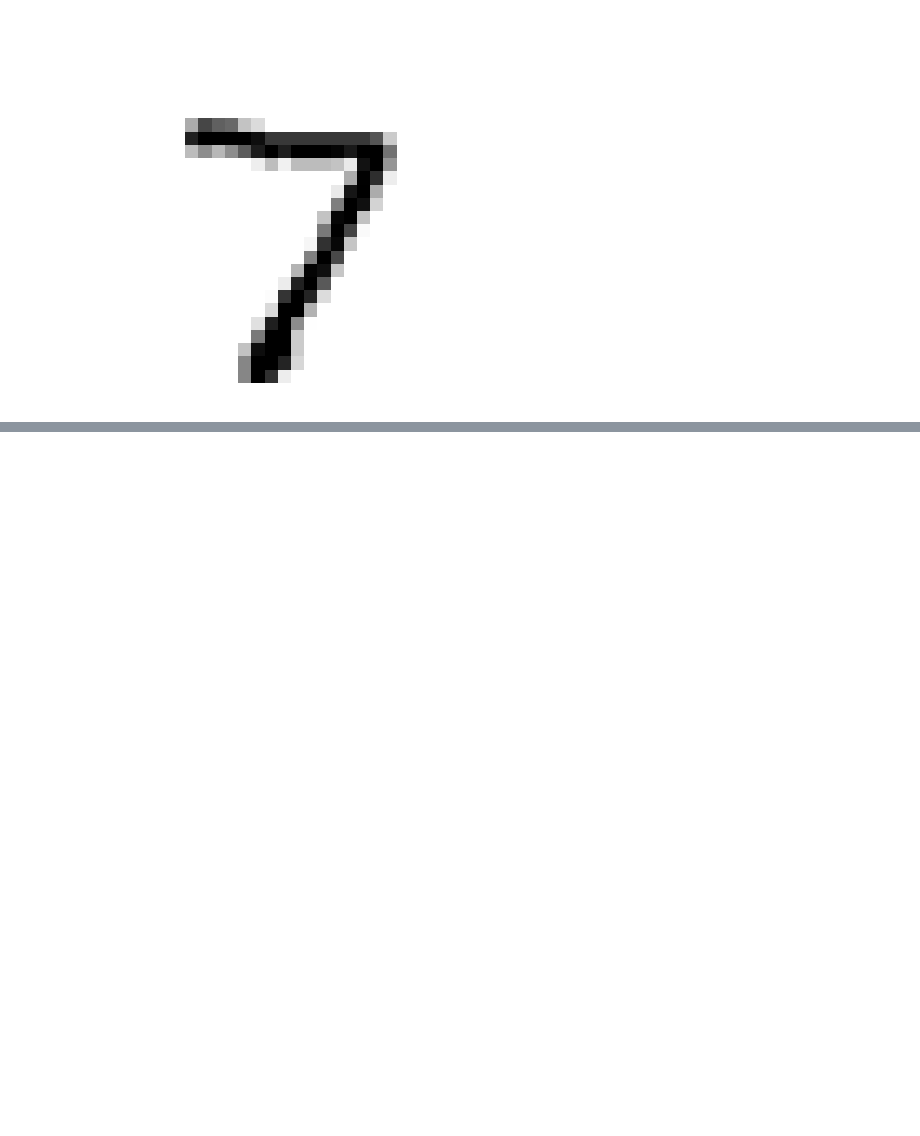
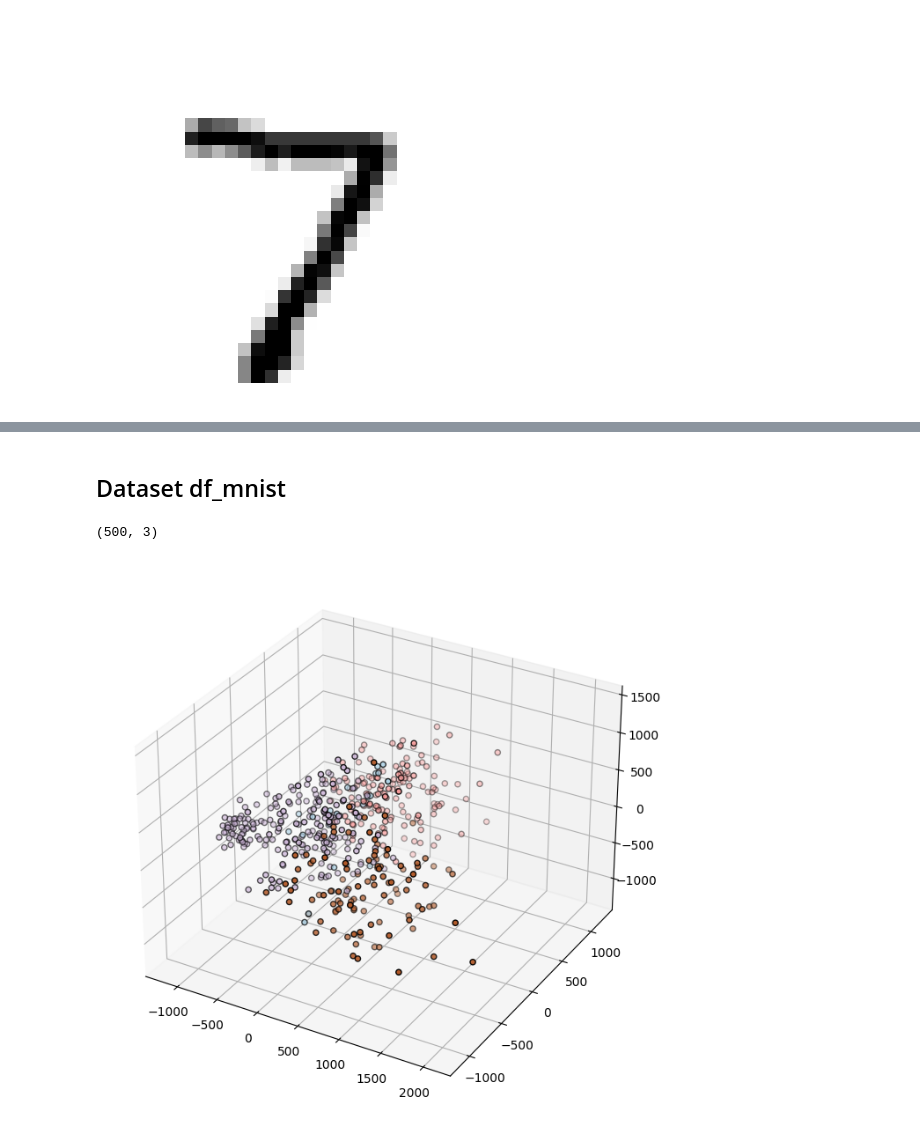
Before and after one commit to lexxai/goit_python_ds_hw_06, a Jupyter notebook: goit_python_ds_hw_06.ipynb, the cells around one changed output, grey strips where cells are left out. Cells and saved outputs as stored; diff of their text form; code cells hidden in the pictures; blank space fills up the shorter version.

```diff
--- a/goit_python_ds_hw_06.ipynb
+++ b/goit_python_ds_hw_06.ipynb
@@ -197,7 +199,7 @@ print(distances)
 #### Пошук k, dataset df_mnist
 # %%
 k_list = list(range(2,20))
-kmeans_list = get_kmeans_list(df_mnist, k_list)
+kmeans_list = get_kmeans_list(df_mnist, k_list, axis=0)
 plot_kmeans(k_list, kmeans_list)
 # %% [output]
 [figure]
@@ -278,0 +313,23 @@ array([[0., 0., 0., ..., 0., 0., 0.],
+# %% [markdown]
+## Dataset df_mnist
+# %%
+fig = plt.figure(1, figsize=(12, 8))
+plt.clf()
+
+ax = fig.add_subplot(111, projection="3d")
+#ax = fig.add_subplot(111)
+
+#ax.set_position([0, 0, 0.6, 1])
+
+plt.cla()
+
+pca = decomposition.PCA(n_components=3)
+pca.fit(df_mnist)
+X = pca.transform(df_mnist)
+
+print(X.shape)
+ax.scatter(X[:, 0], X[:, 1], X[:, 2], c=kmeans_minst.labels_, cmap="Paired", edgecolor="k")
+plt.show()
+# %% [output]
+(500, 3)
+[figure, added]
```
Also changed, not shown: parts of 17 cells of this notebook.
